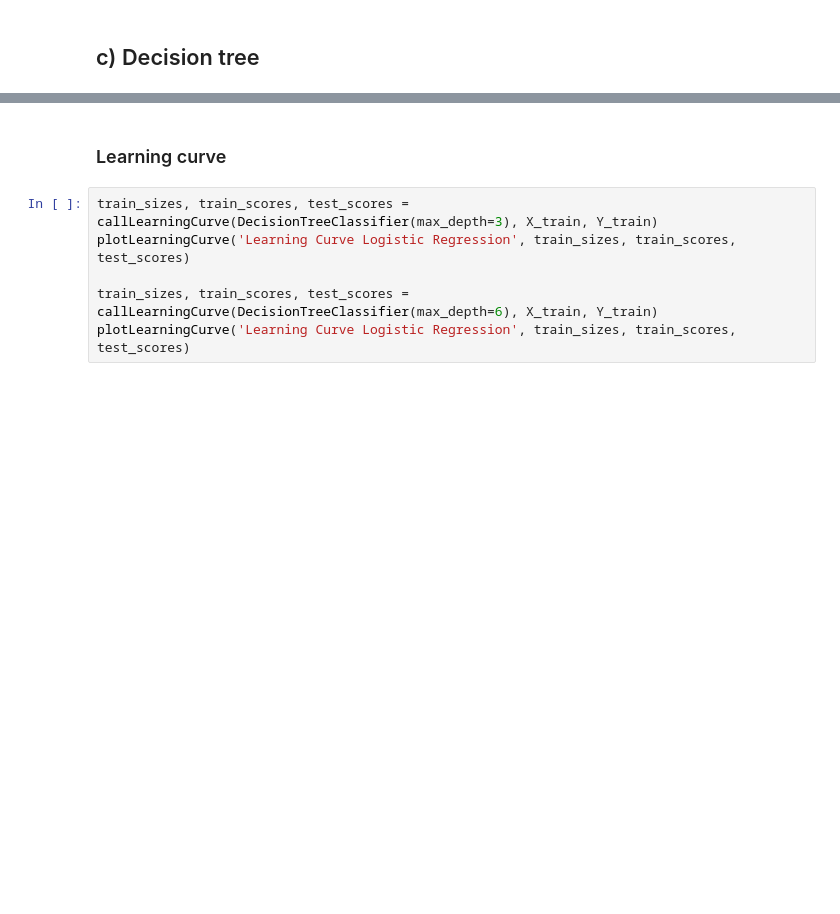
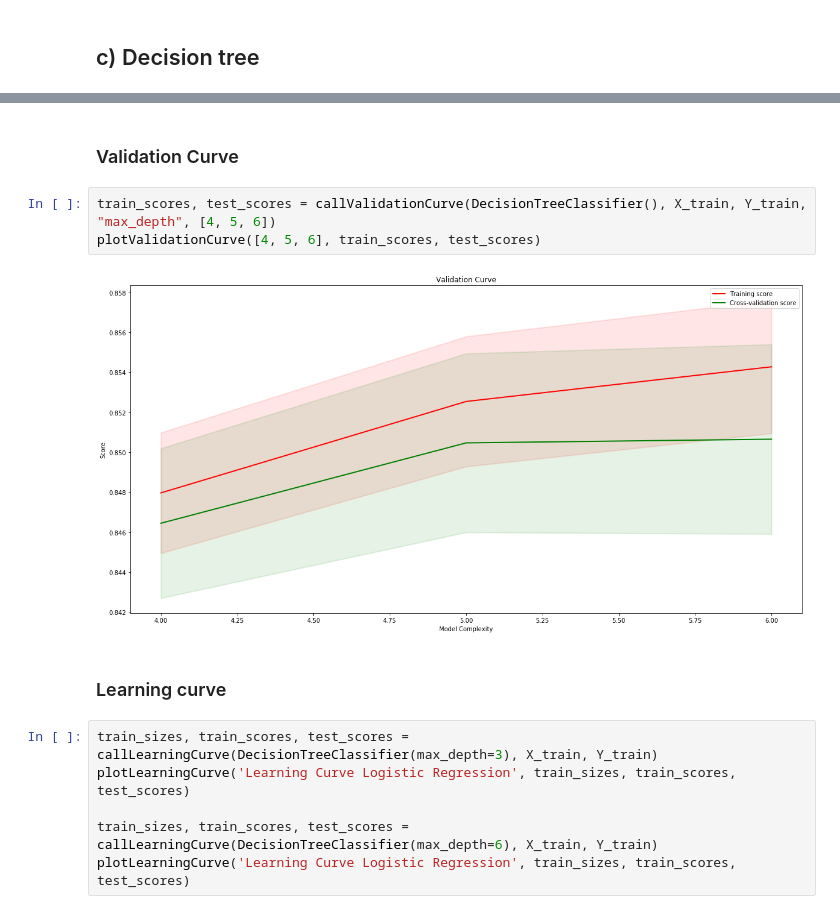
Before and after one commit to haiphucnguyen/MachineLearning, a Jupyter notebook: notes/Project 1.ipynb, the cells around one changed output, grey strips where cells are left out. Cells and saved outputs as stored; diff of their text form; blank space fills up the shorter version.

```diff
--- a/notes/Project 1.ipynb
+++ b/notes/Project 1.ipynb
@@ -356,3 +389,10 @@ for i in [4, 5, 6]:
+# %% [markdown]
+### Validation Curve
+# %%
+train_scores, test_scores = callValidationCurve(DecisionTreeClassifier(), X_train, Y_train, "max_depth", [4, 5, 6])
+plotValidationCurve([4, 5, 6], train_scores, test_scores)
+# %% [output]
+[figure, added]
 # %% [markdown]
 ### Learning curve
 # %%
```
Also changed, not shown: parts of 29 cells of this notebook.
